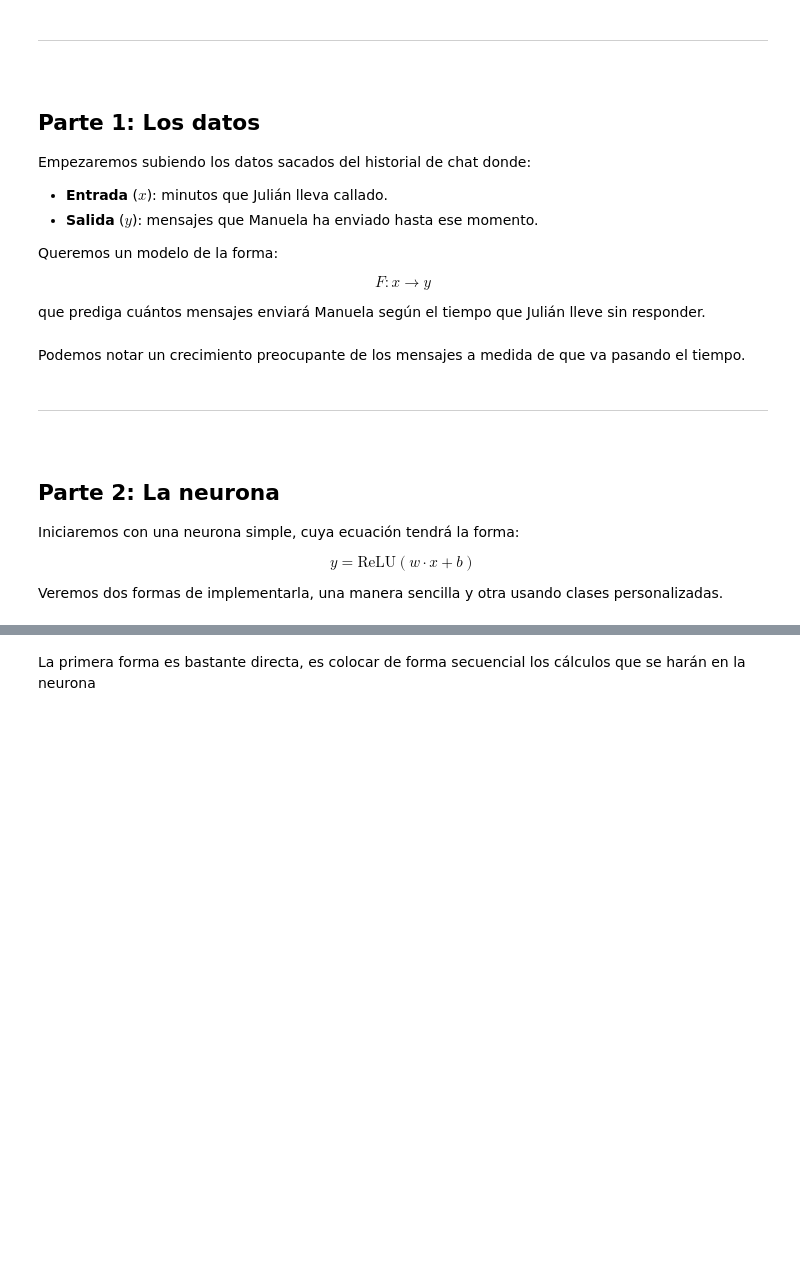
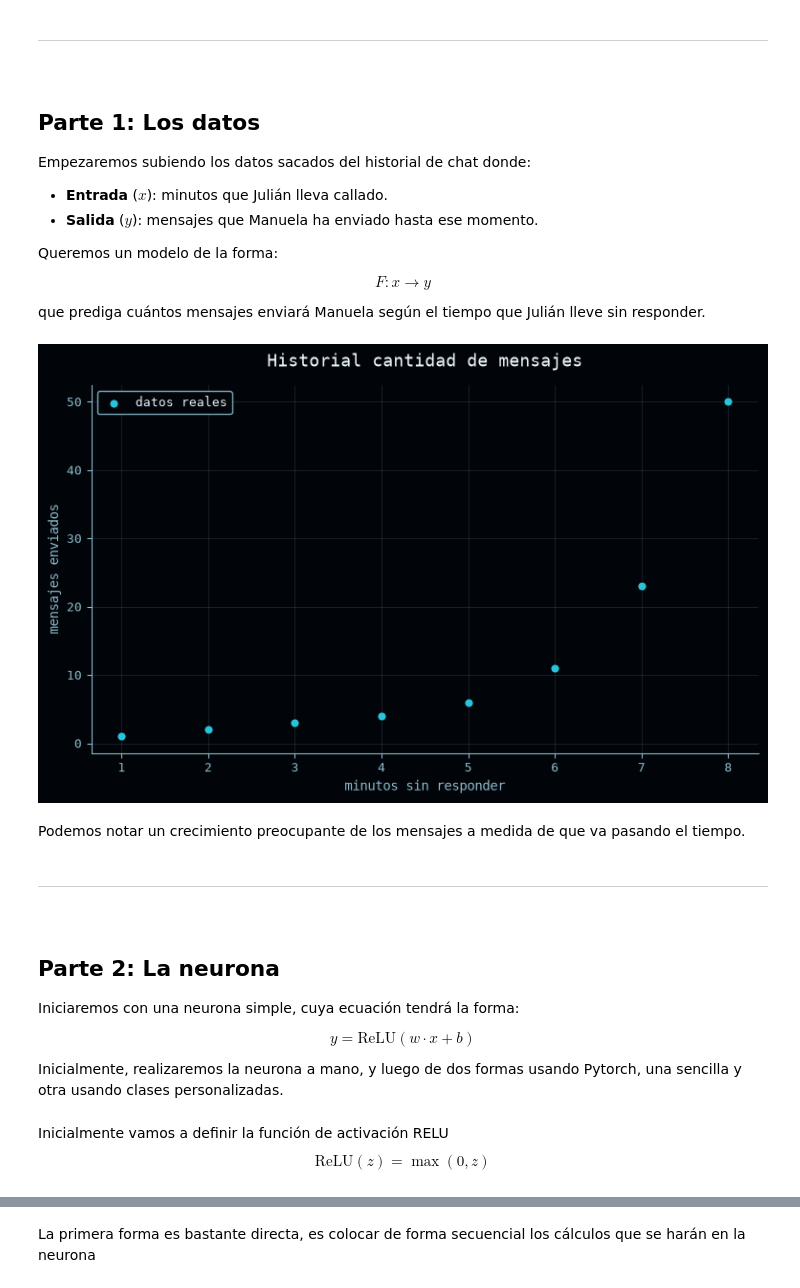
Before and after one commit to JeroHoyos/charla-redes-neuronales, a Jupyter notebook: practica/01_primera_red_neuronal.ipynb, the cells around one changed output, grey strips where cells are left out. Cells and saved outputs as stored; diff of their text form; code cells hidden in the pictures; blank space fills up the shorter version.

```diff
--- a/practica/01_primera_red_neuronal.ipynb
+++ b/practica/01_primera_red_neuronal.ipynb
@@ -54,13 +56,18 @@ $$
 
 que prediga cuántos mensajes enviará Manuela según el tiempo que Julián lleve sin responder.
 # %%
+# El chat está en un csv con una columna de minutos y otra de mensajes
+chat = pd.read_csv("data/mensajes.csv")
+
 # Entrada (x): minutos que Julián lleva sin responder
-minutos = torch.tensor([[1.0], [2.0], [3.0], [4.0], [5.0], [6.0], [7.0], [8.0]])
+minutos = torch.tensor(chat["minutos"].to_numpy(dtype="float32")).reshape(-1, 1)
 
 # Salida esperada (y): mensajes que Manuela ya mandó
-mensajes = torch.tensor([[1.0], [2.0], [3.0], [4.0], [6.0], [11.0], [23.0], [50.0]])
+mensajes = torch.tensor(chat["mensajes"].to_numpy(dtype="float32")).reshape(-1, 1)
 
 utils.dibujar_datos(minutos, mensajes, titulo="Historial cantidad de mensajes")
+# %% [output]
+[figure, added]
 # %% [markdown]
 Podemos notar un crecimiento preocupante de los mensajes a medida de que va pasando el tiempo.
 # %% [markdown]
@@ -76,4 +83,9 @@ $$
 y = \text{ReLU}(w \cdot x + b)
 $$
 
-Veremos dos formas de implementarla, una manera sencilla y otra usando clases personalizadas.
+Inicialmente, realizaremos la neurona a mano, y luego de dos formas usando Pytorch, una sencilla y otra usando clases personalizadas.
+# %% [markdown]
+Inicialmente vamos a definir la función de activación RELU
+$$
+\text{ReLU}(z) = \max(0, z)
+$$
```
Also changed, not shown: parts of 25 cells of this notebook, 21 other files.
